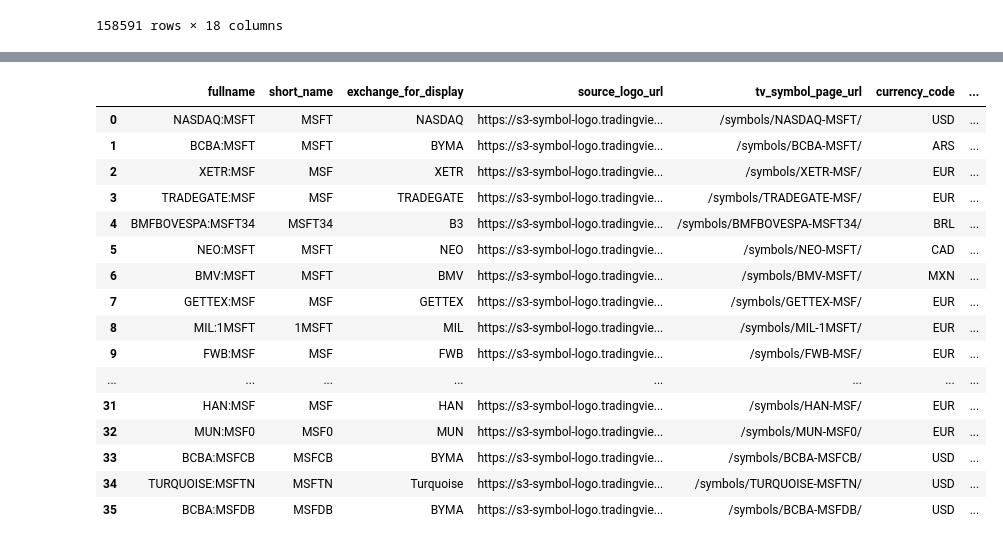
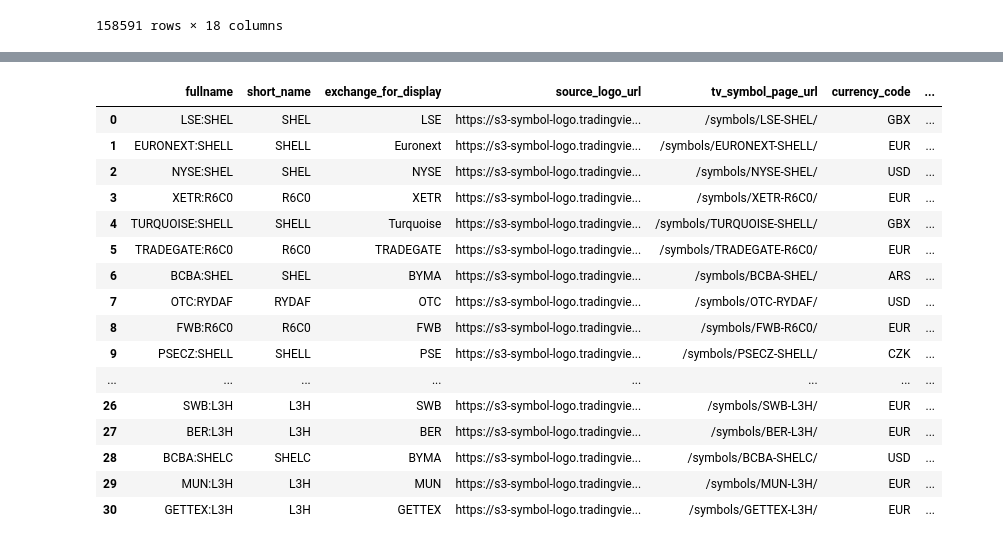
Before and after one commit to alexleethinker/Trading, a Jupyter notebook: notebooks/金融数据爬虫/fd.ipynb, the cells around one changed output, grey strips where cells are left out. Drawn from its saved outputs; the diff is of its cells as text; code cells hidden in the pictures.

```diff
--- a/notebooks/金融数据爬虫/fd.ipynb
+++ b/notebooks/金融数据爬虫/fd.ipynb
@@ -105,27 +134,22 @@ for symbol_string in symbol_list[:2]:
 # %%
-
-
-
-
-
-symbol_string = 'NASDAQ-MSFT'
+symbol_string = 'LSE:SHEL'
 df = get_isin(symbol_string)
 df
 # %% [output]
 |  | fullname | short_name | exchange_for_display | source_logo_url | tv_symbol_page_url | currency_code | ... |
-| 0 | NASDAQ:MSFT | MSFT | NASDAQ | https://s3-symbol-logo.tradingvie... | /symbols/NASDAQ-MSFT/ | USD | ... |
-| 1 | BCBA:MSFT | MSFT | BYMA | https://s3-symbol-logo.tradingvie... | /symbols/BCBA-MSFT/ | ARS | ... |
-| 2 | XETR:MSF | MSF | XETR | https://s3-symbol-logo.tradingvie... | /symbols/XETR-MSF/ | EUR | ... |
-| 3 | TRADEGATE:MSF | MSF | TRADEGATE | https://s3-symbol-logo.tradingvie... | /symbols/TRADEGATE-MSF/ | EUR | ... |
-| 4 | BMFBOVESPA:MSFT34 | MSFT34 | B3 | https://s3-symbol-logo.tradingvie... | /symbols/BMFBOVESPA-MSFT34/ | BRL | ... |
-| 5 | NEO:MSFT | MSFT | NEO | https://s3-symbol-logo.tradingvie... | /symbols/NEO-MSFT/ | CAD | ... |
-| 6 | BMV:MSFT | MSFT | BMV | https://s3-symbol-logo.tradingvie... | /symbols/BMV-MSFT/ | MXN | ... |
-| 7 | GETTEX:MSF | MSF | GETTEX | https://s3-symbol-logo.tradingvie... | /symbols/GETTEX-MSF/ | EUR | ... |
-| 8 | MIL:1MSFT | 1MSFT | MIL | https://s3-symbol-logo.tradingvie... | /symbols/MIL-1MSFT/ | EUR | ... |
-| 9 | FWB:MSF | MSF | FWB | https://s3-symbol-logo.tradingvie... | /symbols/FWB-MSF/ | EUR | ... |
+| 0 | LSE:SHEL | SHEL | LSE | https://s3-symbol-logo.tradingvie... | /symbols/LSE-SHEL/ | GBX | ... |
+| 1 | EURONEXT:SHELL | SHELL | Euronext | https://s3-symbol-logo.tradingvie... | /symbols/EURONEXT-SHELL/ | EUR | ... |
+| 2 | NYSE:SHEL | SHEL | NYSE | https://s3-symbol-logo.tradingvie... | /symbols/NYSE-SHEL/ | USD | ... |
+| 3 | XETR:R6C0 | R6C0 | XETR | https://s3-symbol-logo.tradingvie... | /symbols/XETR-R6C0/ | EUR | ... |
+| 4 | TURQUOISE:SHELL | SHELL | Turquoise | https://s3-symbol-logo.tradingvie... | /symbols/TURQUOISE-SHELL/ | GBX | ... |
+| 5 | TRADEGATE:R6C0 | R6C0 | TRADEGATE | https://s3-symbol-logo.tradingvie... | /symbols/TRADEGATE-R6C0/ | EUR | ... |
+| 6 | BCBA:SHEL | SHEL | BYMA | https://s3-symbol-logo.tradingvie... | /symbols/BCBA-SHEL/ | ARS | ... |
+| 7 | OTC:RYDAF | RYDAF | OTC | https://s3-symbol-logo.tradingvie... | /symbols/OTC-RYDAF/ | USD | ... |
+| 8 | FWB:R6C0 | R6C0 | FWB | https://s3-symbol-logo.tradingvie... | /symbols/FWB-R6C0/ | EUR | ... |
+| 9 | PSECZ:SHELL | SHELL | PSE | https://s3-symbol-logo.tradingvie... | /symbols/PSECZ-SHELL/ | CZK | ... |
 | ... | ... | ... | ... | ... | ... | ... | ... |
-| 31 | HAN:MSF | MSF | HAN | https://s3-symbol-logo.tradingvie... | /symbols/HAN-MSF/ | EUR | ... |
-| 32 | MUN:MSF0 | MSF0 | MUN | https://s3-symbol-logo.tradingvie... | /symbols/MUN-MSF0/ | EUR | ... |
-| 33 | BCBA:MSFCB | MSFCB | BYMA | https://s3-symbol-logo.tradingvie... | /symbols/BCBA-MSFCB/ | USD | ... |
-| 34 | TURQUOISE:MSFTN | MSFTN | Turquoise | https://s3-symbol-logo.tradingvie... | /symbols/TURQUOISE-MSFTN/ | USD | ... |
-| 35 | BCBA:MSFDB | MSFDB | BYMA | https://s3-symbol-logo.tradingvie... | /symbols/BCBA-MSFDB/ | USD | ... |
+| 26 | SWB:L3H | L3H | SWB | https://s3-symbol-logo.tradingvie... | /symbols/SWB-L3H/ | EUR | ... |
+| 27 | BER:L3H | L3H | BER | https://s3-symbol-logo.tradingvie... | /symbols/BER-L3H/ | EUR | ... |
+| 28 | BCBA:SHELC | SHELC | BYMA | https://s3-symbol-logo.tradingvie... | /symbols/BCBA-SHELC/ | USD | ... |
+| 29 | MUN:L3H | L3H | MUN | https://s3-symbol-logo.tradingvie... | /symbols/MUN-L3H/ | EUR | ... |
+| 30 | GETTEX:L3H | L3H | GETTEX | https://s3-symbol-logo.tradingvie... | /symbols/GETTEX-L3H/ | EUR | ... |
```
Also changed, not shown: parts of 3 cells of this notebook, 18 other files.
